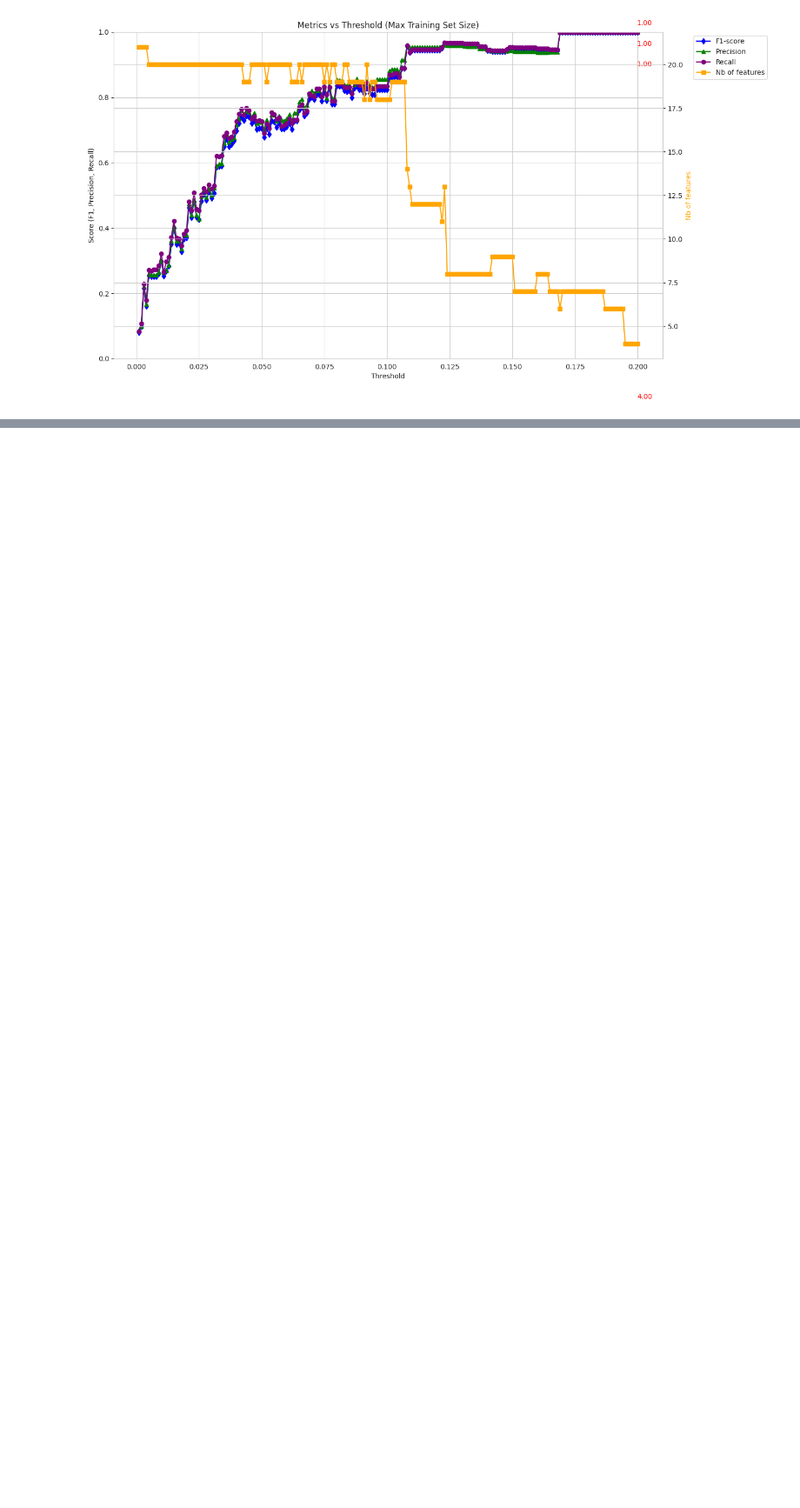
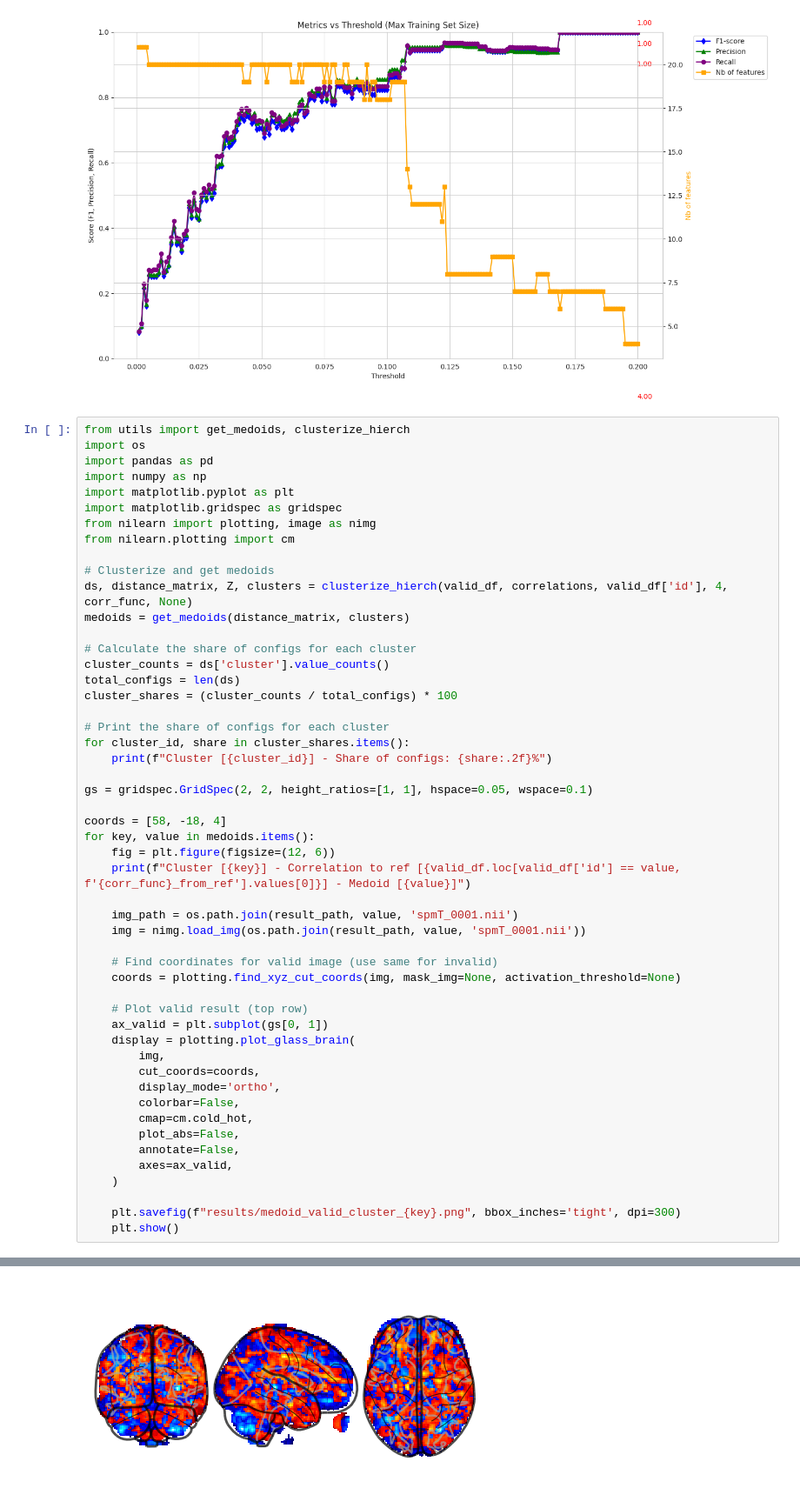
Before and after one commit to Inria-Empenn/sosym_2026, a Jupyter notebook: case_study_2/classifier_analysis.ipynb, the cells around one changed output, grey strips where cells are left out. Shown at 87% size. Saved outputs shown, nothing was run; the diff lists cells and outputs as text; blank space fills up the shorter version.

```diff
--- a/case_study_2/RQ3_classifier_analysis.ipynb
+++ b/case_study_2/classifier_analysis.ipynb
@@ -982,3 +982,55 @@ plt.tight_layout()
 plt.show()
 # %% [output]
 [figure]
+# %%
+from utils import get_medoids, clusterize_hierch
+import os
+import pandas as pd
+import numpy as np
+import matplotlib.pyplot as plt
+import matplotlib.gridspec as gridspec
+from nilearn import plotting, image as nimg
+from nilearn.plotting import cm
+
+# Clusterize and get medoids
+ds, distance_matrix, Z, clusters = clusterize_hierch(valid_df, correlations, valid_df['id'], 4, corr_func, None)
+medoids = get_medoids(distance_matrix, clusters)
+
+# Calculate the share of configs for each cluster
+cluster_counts = ds['cluster'].value_counts()
+total_configs = len(ds)
+cluster_shares = (cluster_counts / total_configs) * 100
+
+# Print the share of configs for each cluster
+for cluster_id, share in cluster_shares.items():
+    print(f"Cluster [{cluster_id}] - Share of configs: {share:.2f}%")
+
+gs = gridspec.GridSpec(2, 2, height_ratios=[1, 1], hspace=0.05, wspace=0.1)
+
+coords = [58, -18, 4]
+for key, value in medoids.items():
+    fig = plt.figure(figsize=(12, 6))
+    print(f"Cluster [{key}] - Correlation to ref [{valid_df.loc[valid_df['id'] == value, f'{corr_func}_from_ref'].values[0]}] - Medoid [{value}]")
+
+    img_path = os.path.join(result_path, value, 'spmT_0001.nii')
+    img = nimg.load_img(os.path.join(result_path, value, 'spmT_0001.nii'))
+
+    # Find coordinates for valid image (use same for invalid)
+    coords = plotting.find_xyz_cut_coords(img, mask_img=None, activation_threshold=None)
+
+    # Plot valid result (top row)
+    ax_valid = plt.subplot(gs[0, 1])
+    display = plotting.plot_glass_brain(
+        img,
+        cut_coords=coords,
+        display_mode='ortho',
+        colorbar=False,
+        cmap=cm.cold_hot,
+        plot_abs=False,
+        annotate=False,
+        axes=ax_valid,
+    )
+
+    plt.savefig(f"results/medoid_valid_cluster_{key}.png", bbox_inches='tight', dpi=300)
+    plt.show()
+# %% [output]
@@ -984,0 +1042 @@ plt.show()
+[figure, added]
```
Also changed, not shown: parts of 2 cells of this notebook, 28 other files.
